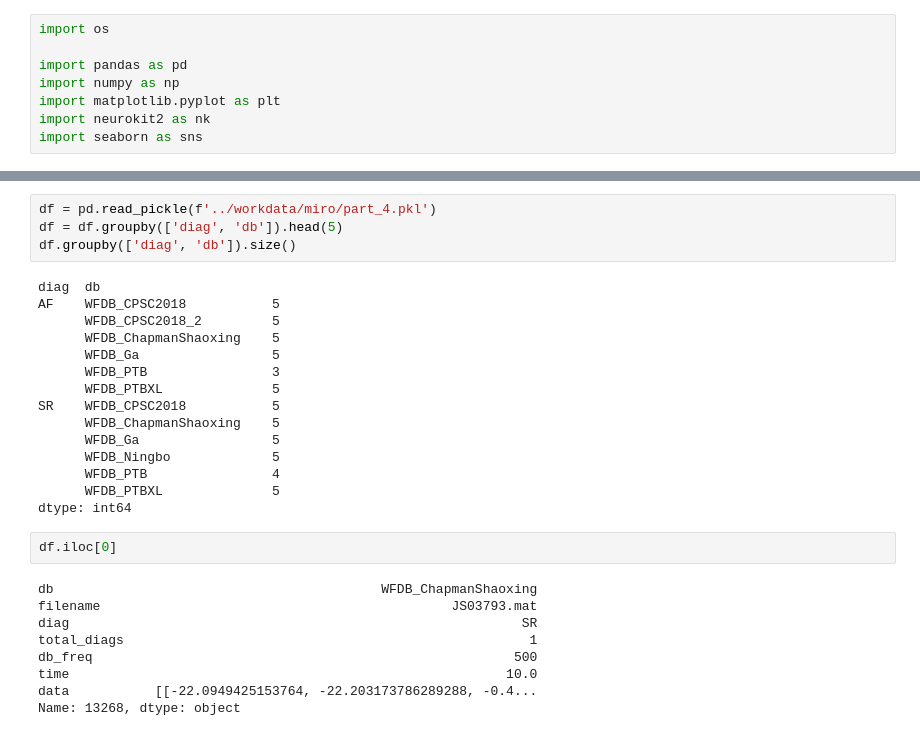
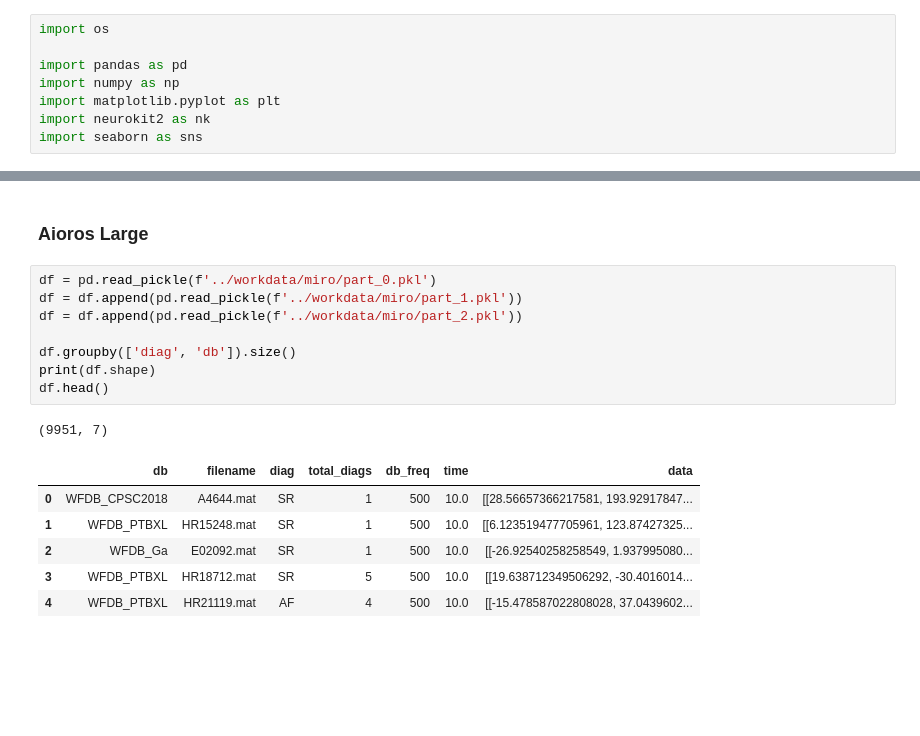
Before and after one commit to cardosorrenan/research-project, a Jupyter notebook: scripts/Aioros.ipynb, the cells around one changed output, grey strips where cells are left out. Saved outputs shown, nothing was run; the diff lists cells and outputs as text; blank space fills up the shorter version.

```diff
--- a/scripts/Aioros.ipynb
+++ b/scripts/Aioros.ipynb
@@ -9,33 +30,21 @@ import seaborn as sns
+# %% [markdown]
+### Aioros Large
 # %%
-df = pd.read_pickle(f'../workdata/miro/part_4.pkl')
-df = df.groupby(['diag', 'db']).head(5)
+df = pd.read_pickle(f'../workdata/miro/part_0.pkl')
+df = df.append(pd.read_pickle(f'../workdata/miro/part_1.pkl'))
+df = df.append(pd.read_pickle(f'../workdata/miro/part_2.pkl'))
+
 df.groupby(['diag', 'db']).size()
+print(df.shape)
+df.head()
 # %% [output]
-diag  db
-AF    WFDB_CPSC2018           5
-      WFDB_CPSC2018_2         5
-      WFDB_ChapmanShaoxing    5
-      WFDB_Ga                 5
-      WFDB_PTB                3
-      WFDB_PTBXL              5
-SR    WFDB_CPSC2018           5
-      WFDB_ChapmanShaoxing    5
-      WFDB_Ga                 5
-      WFDB_Ningbo             5
-      WFDB_PTB                4
-      WFDB_PTBXL              5
-dtype: int64
+(9951, 7)
+|  | db | filename | diag | total_diags | db_freq | time | data |
+| 0 | WFDB_CPSC2018 | A4644.mat | SR | 1 | 500 | 10.0 | [[28.56657366217581, 193.92917847... |
+| 1 | WFDB_PTBXL | HR15248.mat | SR | 1 | 500 | 10.0 | [[6.123519477705961, 123.87427325... |
+| 2 | WFDB_Ga | E02092.mat | SR | 1 | 500 | 10.0 | [[-26.92540258258549, 1.937995080... |
+| 3 | WFDB_PTBXL | HR18712.mat | SR | 5 | 500 | 10.0 | [[19.638712349506292, -30.4016014... |
+| 4 | WFDB_PTBXL | HR21119.mat | AF | 4 | 500 | 10.0 | [[-15.478587022808028, 37.0439602... |
-# %%
-df.iloc[0]
-# %% [output]
-db                                          WFDB_ChapmanShaoxing
-filename                                             JS03793.mat
-diag                                                          SR
-total_diags                                                    1
-db_freq                                                      500
-time                                                        10.0
-data           [[-22.0949425153764, -22.203173786289288, -0.4...
-Name: 13268, dtype: object
 # %%
 leads = ('I', 'II', 'III', 'aVR', 'aVL', 'aVF', 'V1', 'V2', 'V3', 'V4', 'V5', 'V6')
 sns.set(rc={'figure.figsize':(11.7,8.27)})
```
Also changed, not shown: parts of 4 cells of this notebook, 5 other files.
